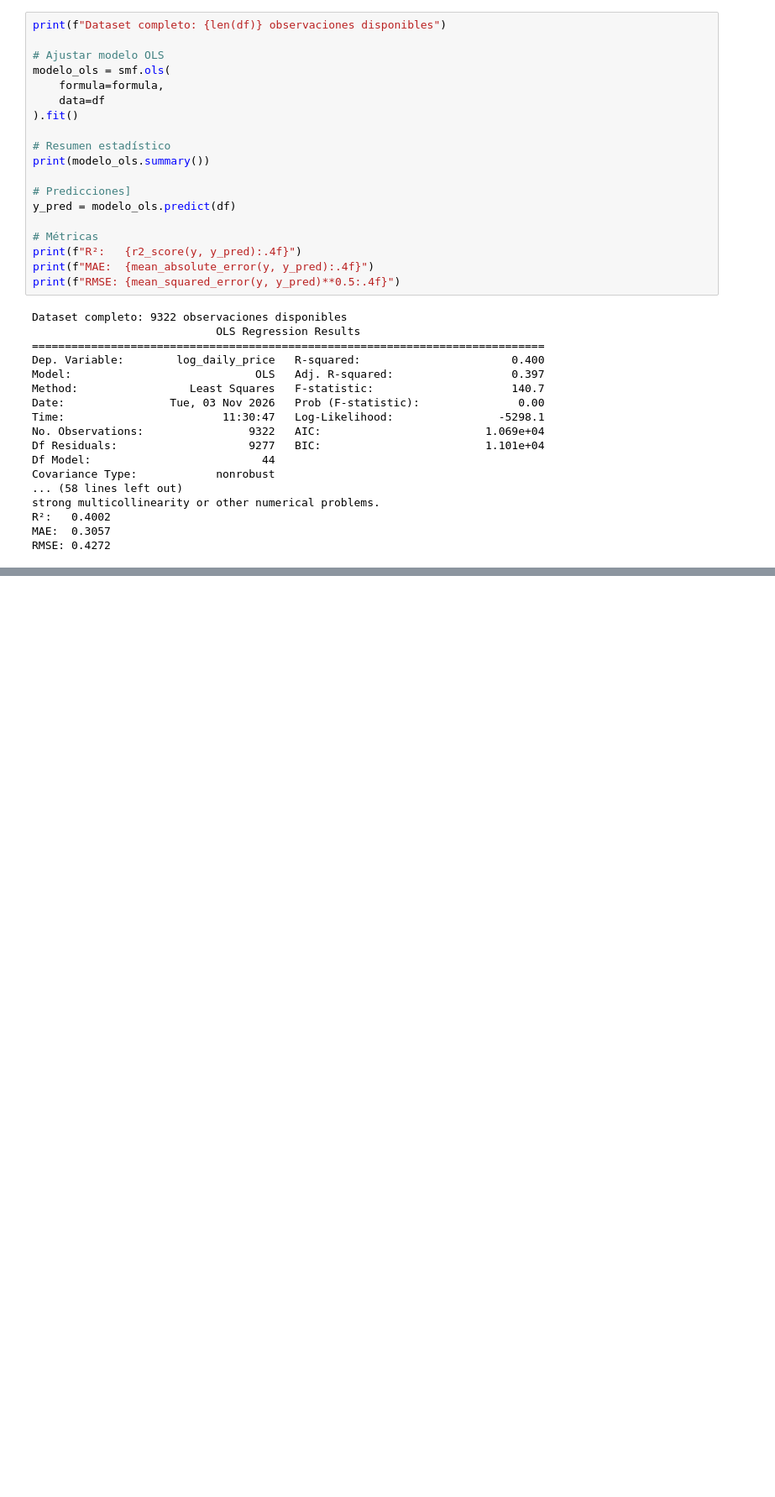
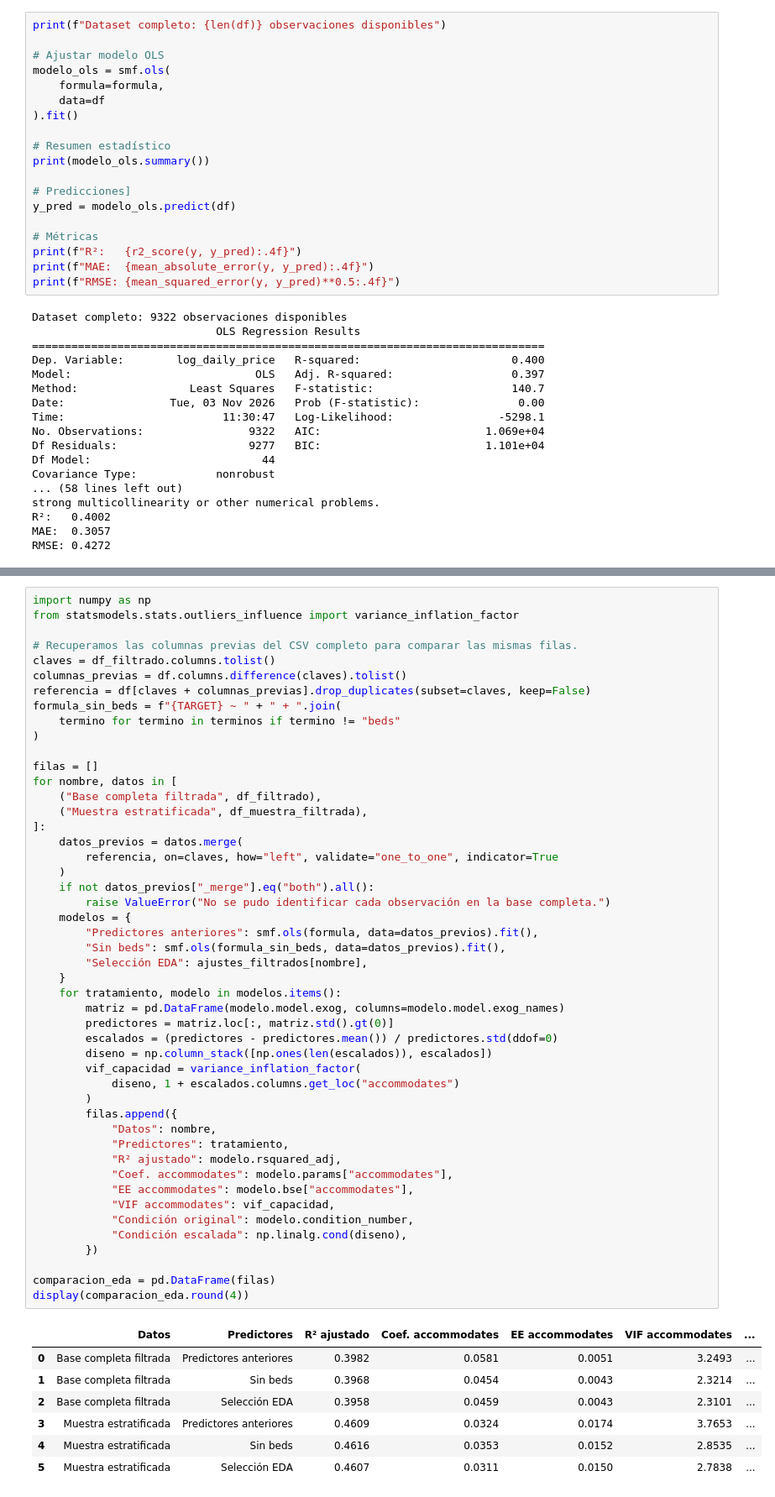
Before and after one commit to santidrelew/tp-mpg, a Jupyter notebook: notebooks/03_OLS.ipynb, the cells around one changed output, grey strips where cells are left out. Shown at 84% size. Saved outputs shown, nothing was run; the diff lists cells and outputs as text; blank space fills up the shorter version.

Commit message:
Alinear muestreo y modelos con los hallazgos del EDA

```diff
--- a/notebooks/03_OLS.ipynb
+++ b/notebooks/03_OLS.ipynb
@@ -87,0 +146,56 @@ RMSE: 0.4272
+# %%
+import numpy as np
+from statsmodels.stats.outliers_influence import variance_inflation_factor
+
+# Recuperamos las columnas previas del CSV completo para comparar las mismas filas.
+claves = df_filtrado.columns.tolist()
+columnas_previas = df.columns.difference(claves).tolist()
+referencia = df[claves + columnas_previas].drop_duplicates(subset=claves, keep=False)
+formula_sin_beds = f"{TARGET} ~ " + " + ".join(
+    termino for termino in terminos if termino != "beds"
+)
+
+filas = []
+for nombre, datos in [
+    ("Base completa filtrada", df_filtrado),
+    ("Muestra estratificada", df_muestra_filtrada),
+]:
+    datos_previos = datos.merge(
+        referencia, on=claves, how="left", validate="one_to_one", indicator=True
+    )
+    if not datos_previos["_merge"].eq("both").all():
+        raise ValueError("No se pudo identificar cada observación en la base completa.")
+    modelos = {
+        "Predictores anteriores": smf.ols(formula, data=datos_previos).fit(),
+        "Sin beds": smf.ols(formula_sin_beds, data=datos_previos).fit(),
+        "Selección EDA": ajustes_filtrados[nombre],
+    }
+    for tratamiento, modelo in modelos.items():
+        matriz = pd.DataFrame(modelo.model.exog, columns=modelo.model.exog_names)
+        predictores = matriz.loc[:, matriz.std().gt(0)]
+        escalados = (predictores - predictores.mean()) / predictores.std(ddof=0)
+        diseno = np.column_stack([np.ones(len(escalados)), escalados])
+        vif_capacidad = variance_inflation_factor(
+            diseno, 1 + escalados.columns.get_loc("accommodates")
+        )
+        filas.append({
+            "Datos": nombre,
+            "Predictores": tratamiento,
+            "R² ajustado": modelo.rsquared_adj,
+            "Coef. accommodates": modelo.params["accommodates"],
+            "EE accommodates": modelo.bse["accommodates"],
+            "VIF accommodates": vif_capacidad,
+            "Condición original": modelo.condition_number,
+            "Condición escalada": np.linalg.cond(diseno),
+        })
+
+comparacion_eda = pd.DataFrame(filas)
+display(comparacion_eda.round(4))
+# %% [output]
+|  | Datos | Predictores | R² ajustado | Coef. accommodates | EE accommodates | VIF accommodates | ... |
+| 0 | Base completa filtrada | Predictores anteriores | 0.3982 | 0.0581 | 0.0051 | 3.2493 | ... |
+| 1 | Base completa filtrada | Sin beds | 0.3968 | 0.0454 | 0.0043 | 2.3214 | ... |
+| 2 | Base completa filtrada | Selección EDA | 0.3958 | 0.0459 | 0.0043 | 2.3101 | ... |
+| 3 | Muestra estratificada | Predictores anteriores | 0.4609 | 0.0324 | 0.0174 | 3.7653 | ... |
+| 4 | Muestra estratificada | Sin beds | 0.4616 | 0.0353 | 0.0152 | 2.8535 | ... |
+| 5 | Muestra estratificada | Selección EDA | 0.4607 | 0.0311 | 0.0150 | 2.7838 | ... |
```
Also changed, not shown: parts of 5 cells of this notebook, 5 other files.
